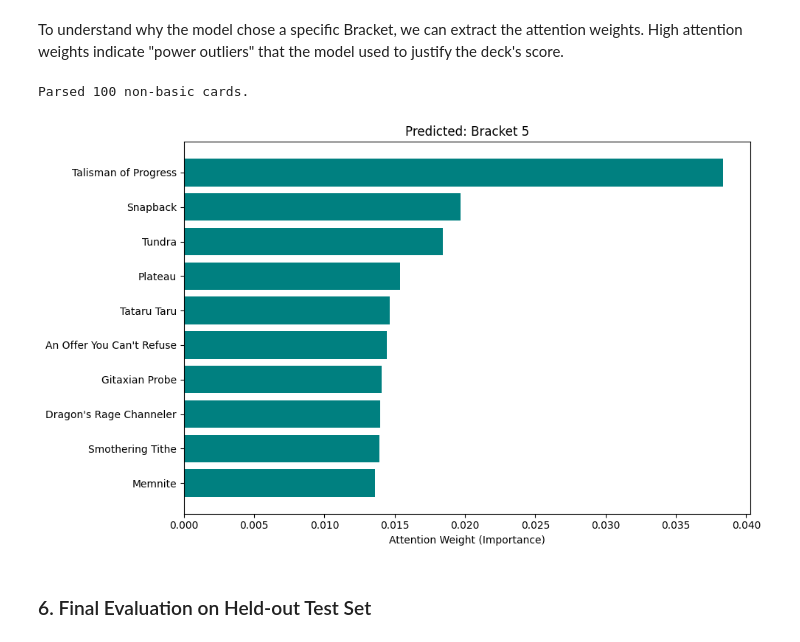
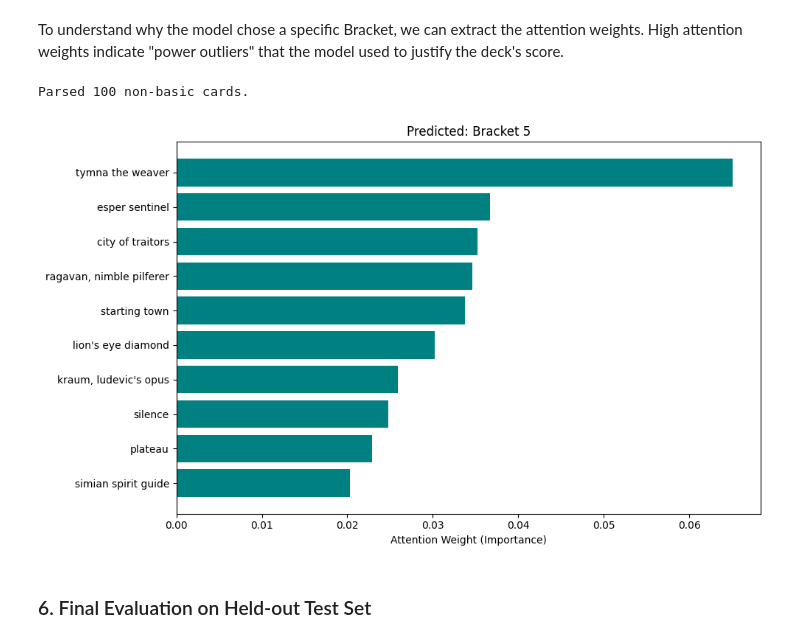
Before and after one commit to pengkev/mtg-deck-evaluator, a Jupyter notebook: models/item2vec-deepsets/deepset.ipynb, the cells around one changed output. Saved outputs shown, nothing was run; the diff lists cells and outputs as text; code cells hidden in the pictures.

Commit message:
data was not as clean as originally thought

```diff
--- a/models/item2vec-deepsets/deepset.ipynb
+++ b/models/item2vec-deepsets/deepset.ipynb
@@ -28,16 +32,26 @@ import re
 # %%
 #paths for data
-INPUT_FILE = Path("../../data/general-decks.jsonl")
+INPUT_FILE = Path("../../data/megacorpus_clean.jsonl")
 MODEL_OUTPUT = Path("../../data/general-item2vec_mtg.model")
 
-INPUT_EDH = Path("../../data/edh-decks.jsonl")
+INPUT_EDH = Path("../../data/clean-edh-decks.jsonl")
 # %%
 #Filter out "stop words"
-BASIC_LANDS = {
+RAW_BASIC_LANDS = {
     "Plains", "Island", "Swamp", "Mountain", "Forest", "Wastes",
     "Snow-Covered Plains", "Snow-Covered Island", "Snow-Covered Swamp",
     "Snow-Covered Mountain", "Snow-Covered Forest"
 }
+# %%
+#More data cleaning
+def normalize_card_name(name: str) -> str:
+    """Lowercases the card and isolates the front face to unify formatting."""
+    name = name.lower()
+    front_face = re.split(r'\s*//?\s*', name)[0]
+    return front_face.strip()
+
+# Pre-normalize the stop words
+BASIC_LANDS = {normalize_card_name(land) for land in RAW_BASIC_LANDS}
 # %%
 #Basic logging to watch Gensim train
 logging.basicConfig(format="%(asctime)s : %(levelname)s : %(message)s", level=logging.INFO)
@@ -147,7 +161,7 @@ Sanity Check embeddings:
 # %%
 model = Word2Vec.load(str(MODEL_OUTPUT))
 
-for test_card in ["Ponder", "Demonic Tutor", "Lightning Bolt", "Swords to Plowshares", "Llanowar Elves", "Sol Ring"]:
+for test_card in [normalize_card_name(clean_card) for clean_card in ["Ponder", "Demonic Tutor", "Lightning Bolt", "Swords to Plowshares", "Llanowar Elves", "Sol Ring"]]:
     print("\n--- MODEL SANITY CHECK ---")
 
     try:
@@ -814,39 +832,44 @@ Sideboard
 1 Kraum, Ludevic's Opus
 1 Tymna the Weaver"""
 
-# Processing the decklist
+# Processing the decklist# Processing the decklist
 deck_cards = []
 for line in raw_deck_text.strip().split('\n'):
     line = line.strip()
     if not line or line.lower() == 'sideboard':
         continue
 
     # Regex to capture the number and extract just the card name
     match = re.match(r'^\d+\s+(.+)$', line)
     if match:
-        card_name = match.group(1)
-        if card_name not in BASIC_LANDS:
-            deck_cards.append(card_name)
+        raw_card_name = match.group(1)
+
+        # --- THE FIX: Normalize the text before doing anything else ---
+        norm_card = normalize_card_name(raw_card_name)
+
+        if norm_card not in BASIC_LANDS:
+            deck_cards.append(norm_card)
 
 # Convert to Vocab IDs (using 1 for <UNK>)
 max_len = 115
 deck_ids = [vocab_dict.get(card, 1) for card in deck_cards]
 
-#Pad or truncate to 115
+# Pad or truncate to 115
 if len(deck_ids) > max_len:
     deck_ids = deck_ids[:max_len]
 else:
     deck_ids += [0] * (max_len - len(deck_ids))
 
 # Convert to tensor and pass to your visualization function
 custom_deck_tensor = torch.tensor(deck_ids, dtype=torch.long)
 
 print(f"Parsed {len(deck_cards)} non-basic cards.")
+
 # Pass None for real_label since this is a manual test without a ground truth label
 visualize_deck_attention(m, custom_deck_tensor, vocab_dict, top_n=10, real_label=None)
 # %% [output]
 Parsed 100 non-basic cards.
-[figure, old version]
+[figure, new version]
 # %% [markdown]
 ### 6. Final Evaluation on Held-out Test Set
 # %% [markdown]
```
Also changed, not shown: parts of 13 cells of this notebook, 29 other files.
